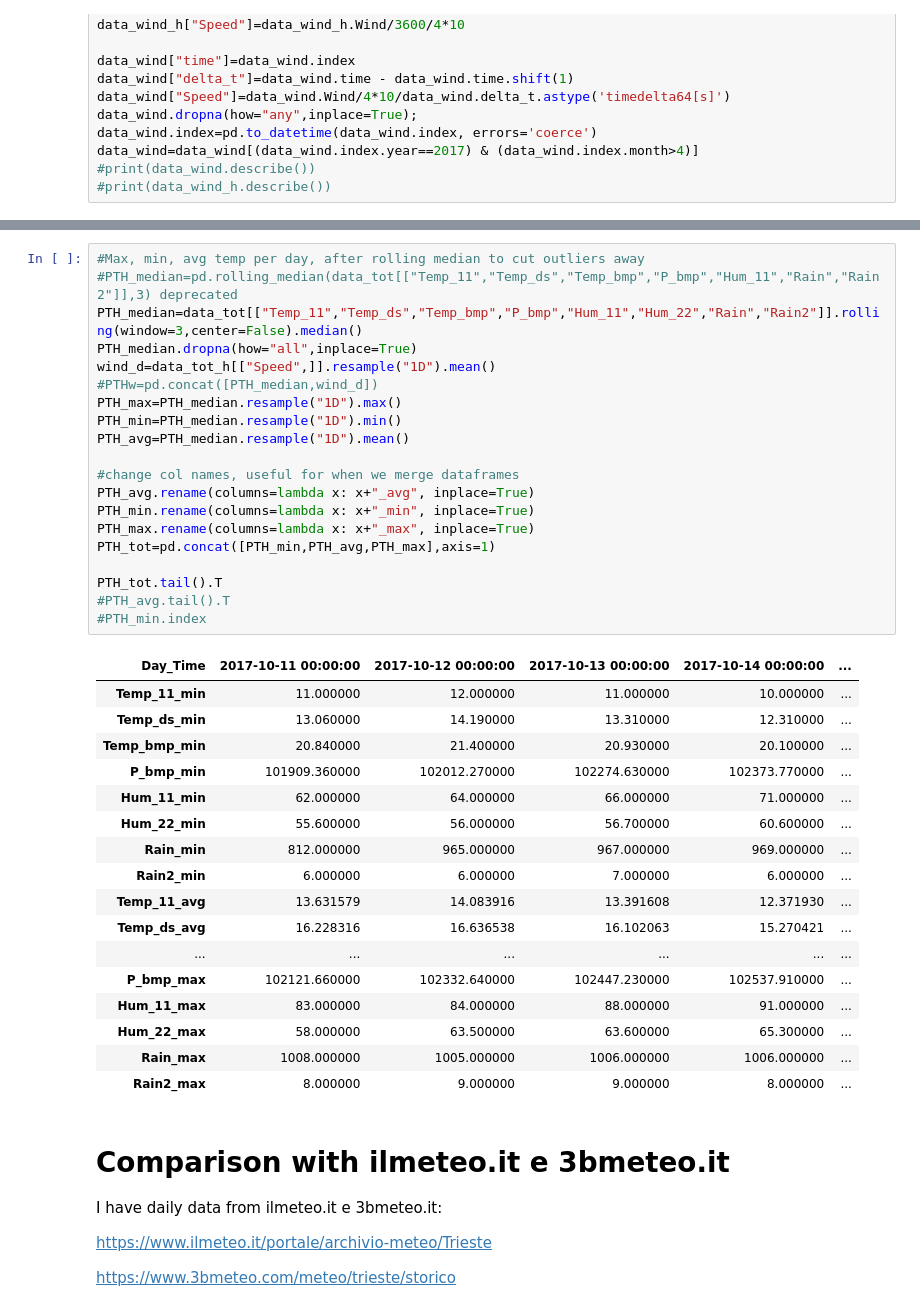
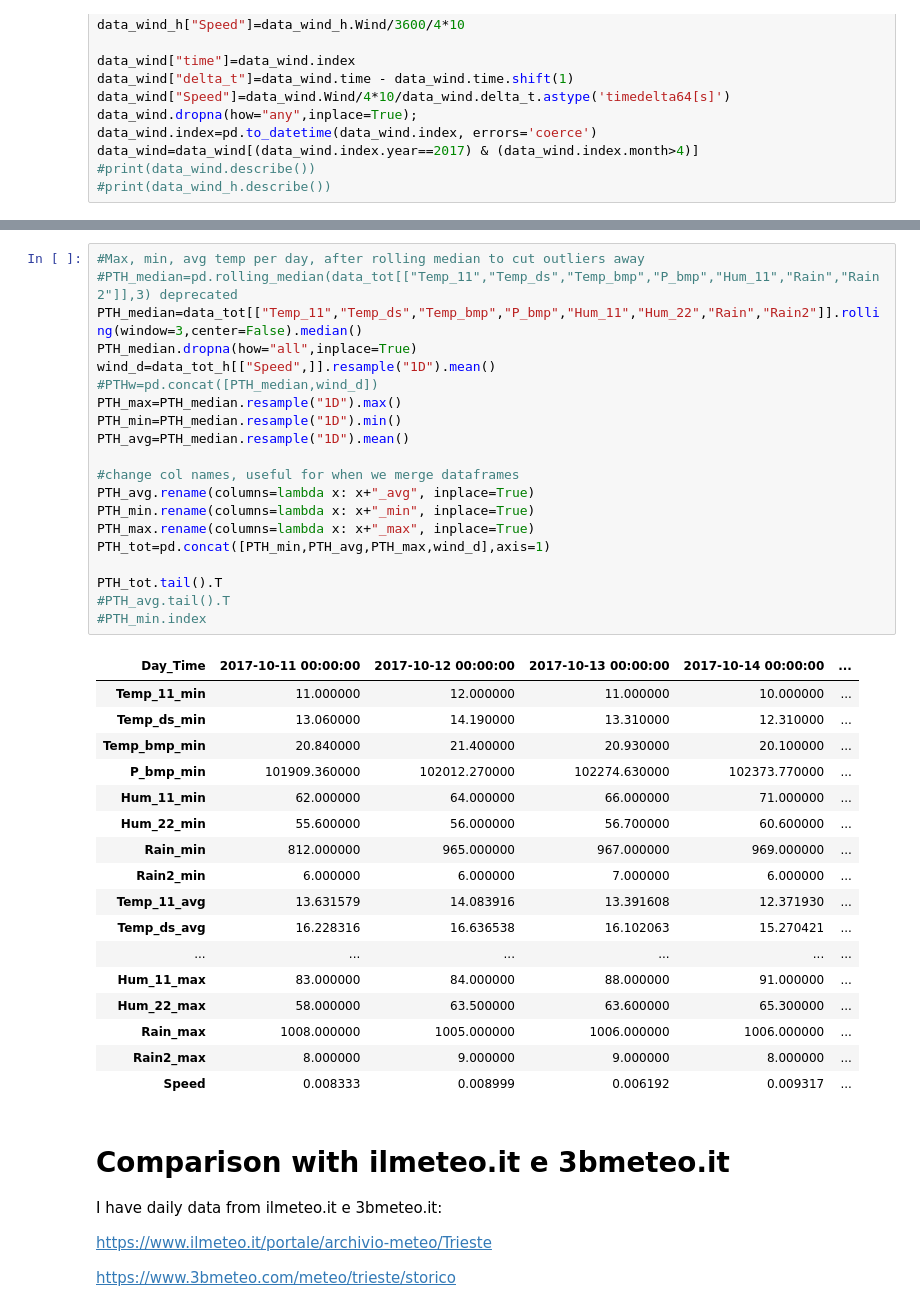
Before and after one commit to baruselli/weather_datalog, a Jupyter notebook: datalog.ipynb, the cells around one changed output, grey strips where cells are left out. Saved outputs shown, nothing was run; the diff lists cells and outputs as text.

Commit message:
OK wind_avg comparison

```diff
--- a/datalog.ipynb
+++ b/datalog.ipynb
@@ -144,39 +144,39 @@ data_tot_h.describe().T
 #PTH_median=pd.rolling_median(data_tot[["Temp_11","Temp_ds","Temp_bmp","P_bmp","Hum_11","Rain","Rain2"]],3) deprecated
 PTH_median=data_tot[["Temp_11","Temp_ds","Temp_bmp","P_bmp","Hum_11","Hum_22","Rain","Rain2"]].rolling(window=3,center=False).median()
 PTH_median.dropna(how="all",inplace=True)
 wind_d=data_tot_h[["Speed",]].resample("1D").mean()
 #PTHw=pd.concat([PTH_median,wind_d])
 PTH_max=PTH_median.resample("1D").max()
 PTH_min=PTH_median.resample("1D").min()
 PTH_avg=PTH_median.resample("1D").mean()
 
 #change col names, useful for when we merge dataframes
 PTH_avg.rename(columns=lambda x: x+"_avg", inplace=True)
 PTH_min.rename(columns=lambda x: x+"_min", inplace=True)
 PTH_max.rename(columns=lambda x: x+"_max", inplace=True)
-PTH_tot=pd.concat([PTH_min,PTH_avg,PTH_max],axis=1)
+PTH_tot=pd.concat([PTH_min,PTH_avg,PTH_max,wind_d],axis=1)
 
 PTH_tot.tail().T
 #PTH_avg.tail().T
 #PTH_min.index
 # %% [output]
 | Day_Time | 2017-10-11 00:00:00 | 2017-10-12 00:00:00 | 2017-10-13 00:00:00 | 2017-10-14 00:00:00 | ... |
 | Temp_11_min | 11.000000 | 12.000000 | 11.000000 | 10.000000 | ... |
 | Temp_ds_min | 13.060000 | 14.190000 | 13.310000 | 12.310000 | ... |
 | Temp_bmp_min | 20.840000 | 21.400000 | 20.930000 | 20.100000 | ... |
 | P_bmp_min | 101909.360000 | 102012.270000 | 102274.630000 | 102373.770000 | ... |
 | Hum_11_min | 62.000000 | 64.000000 | 66.000000 | 71.000000 | ... |
 | Hum_22_min | 55.600000 | 56.000000 | 56.700000 | 60.600000 | ... |
 | Rain_min | 812.000000 | 965.000000 | 967.000000 | 969.000000 | ... |
 | Rain2_min | 6.000000 | 6.000000 | 7.000000 | 6.000000 | ... |
 | Temp_11_avg | 13.631579 | 14.083916 | 13.391608 | 12.371930 | ... |
 | Temp_ds_avg | 16.228316 | 16.636538 | 16.102063 | 15.270421 | ... |
 | ... | ... | ... | ... | ... | ... |
-| P_bmp_max | 102121.660000 | 102332.640000 | 102447.230000 | 102537.910000 | ... |
 | Hum_11_max | 83.000000 | 84.000000 | 88.000000 | 91.000000 | ... |
 | Hum_22_max | 58.000000 | 63.500000 | 63.600000 | 65.300000 | ... |
 | Rain_max | 1008.000000 | 1005.000000 | 1006.000000 | 1006.000000 | ... |
 | Rain2_max | 8.000000 | 9.000000 | 9.000000 | 8.000000 | ... |
+| Speed | 0.008333 | 0.008999 | 0.006192 | 0.009317 | ... |
 # %% [markdown]
 # Comparison with ilmeteo.it e 3bmeteo.it
 
```
Also changed, not shown: parts of 4 cells of this notebook.
